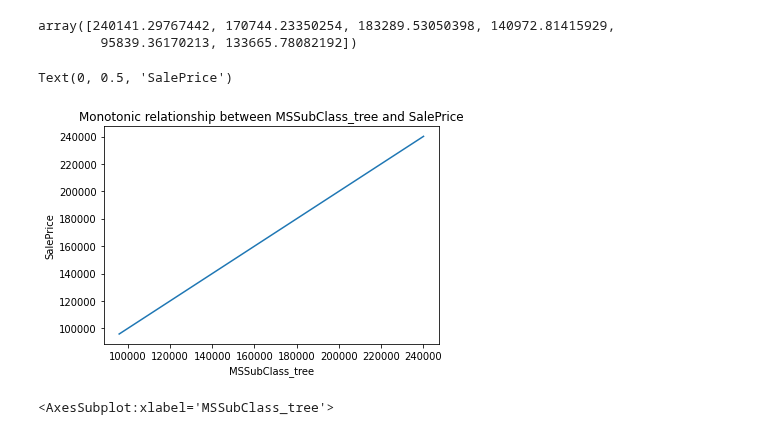
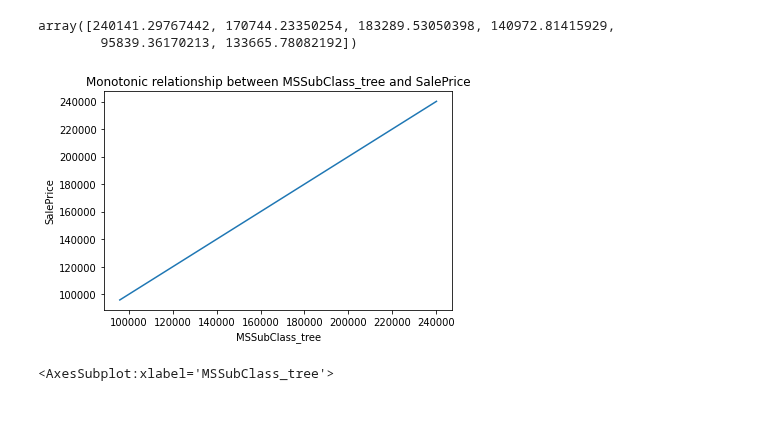
Before and after one commit to mkang32/feature-engineering, a Jupyter notebook: notebooks/4.distretization/5.decision_tree_discretizer.ipynb, the cells around one changed output. Drawn from its saved outputs; the diff is of its cells as text; code cells hidden in the pictures.

```diff
--- a/notebooks/4.distretization/5.decision_tree_discretizer.ipynb
+++ b/notebooks/4.distretization/5.decision_tree_discretizer.ipynb
@@ -95,11 +127,11 @@ array([240141.29767442, 170744.23350254, 183289.53050398, 140972.81415929,
 # %%
 # monotonic relationship with target
 pd.concat([X_train, y_train], axis=1).groupby([new_col])['SalePrice'].mean().plot()
 plt.title(f'Monotonic relationship between {new_col} and SalePrice')
 plt.ylabel('SalePrice')
+plt.tight_layout()
 # %% [output]
-Text(0, 0.5, 'SalePrice')
-[figure, old version]
+[figure, new version]
 # %%
 # numbmer of houses per bin
 
```
Also changed, not shown: parts of 26 cells of this notebook.
